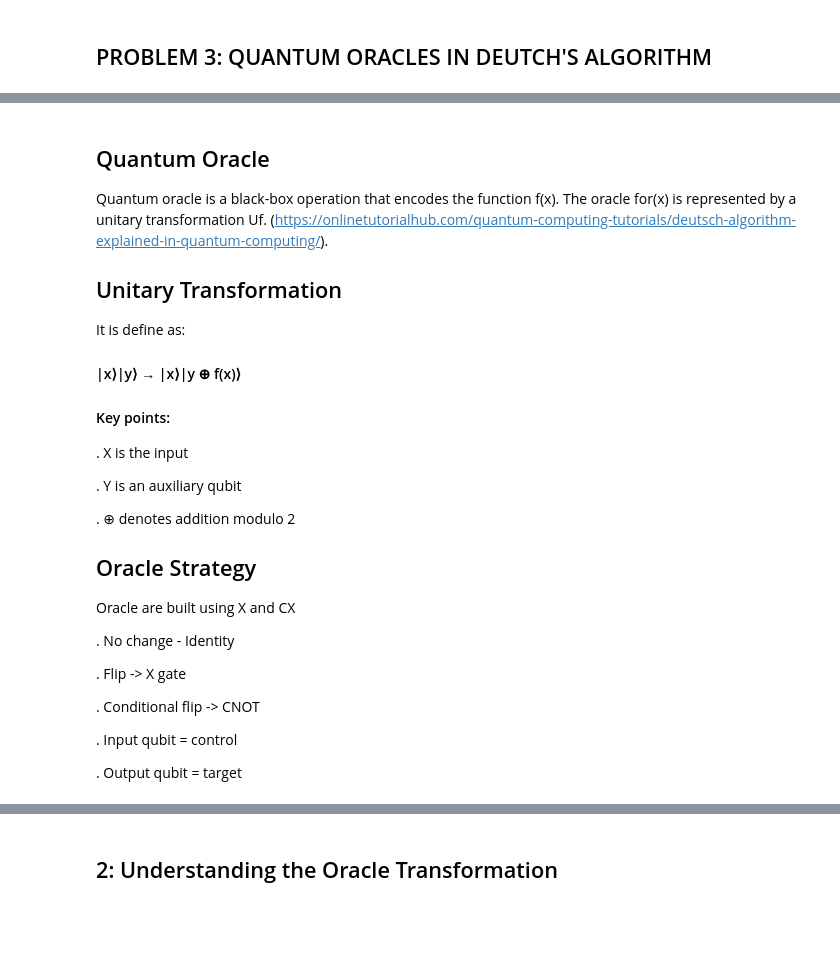
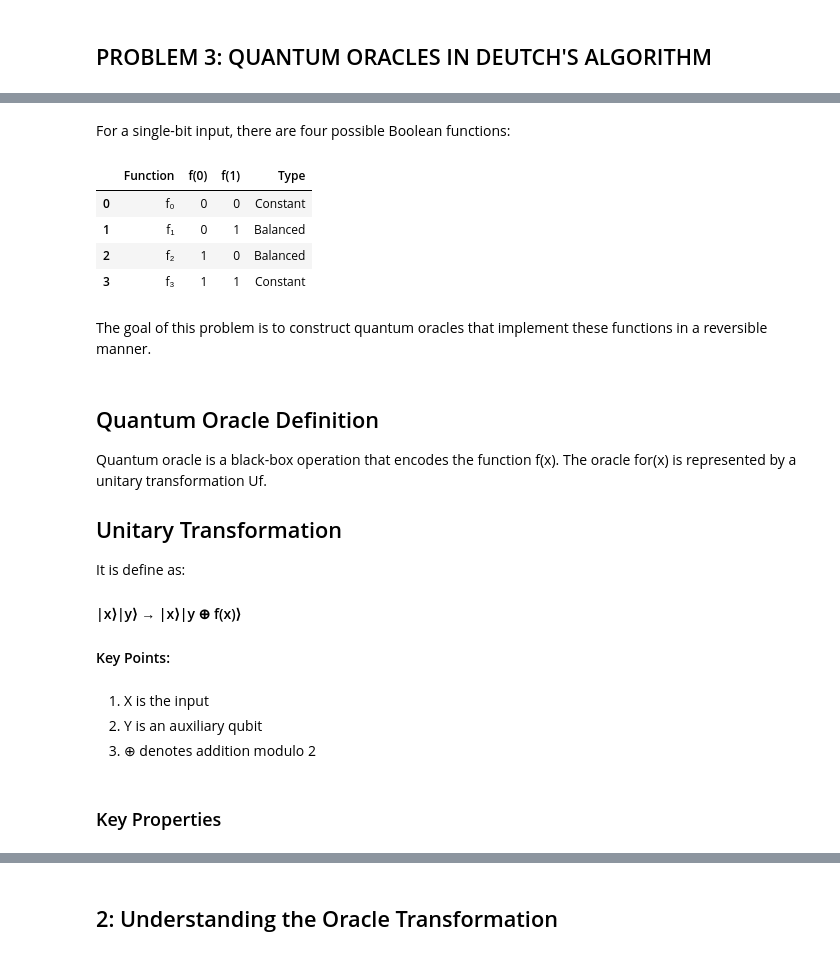
Before and after one commit to danstevemukulupi/emerging_technologies_assessment_2026, a Jupyter notebook: problems.ipynb, the cells around one changed output, grey strips where cells are left out. Saved outputs shown, nothing was run; the diff lists cells and outputs as text; code cells hidden in the pictures; blank space fills up the shorter version.

Commit message:
Problem 3 issue fixed

```diff
--- a/problems.ipynb
+++ b/problems.ipynb
@@ -966,33 +969,40 @@ There are Four Possible Functions
 
   ### 1. Constant -> same outputs for all inputs
   ### 2. Balanced -> outputs differ for inputs
+# %% [markdown]
+For a single-bit input, there are four possible Boolean functions:
+# %%
+import pandas as pd
+
+df = pd.DataFrame({
+    "Function": ["f₀", "f₁", "f₂", "f₃"],
+    "f(0)": [0, 0, 1, 1],
+    "f(1)": [0, 1, 0, 1],
+    "Type": ["Constant", "Balanced", "Balanced", "Constant"]
+})
+
+df
+# %% [output]
+|  | Function | f(0) | f(1) | Type |
+| 0 | f₀ | 0 | 0 | Constant |
+| 1 | f₁ | 0 | 1 | Balanced |
+| 2 | f₂ | 1 | 0 | Balanced |
+| 3 | f₃ | 1 | 1 | Constant |
+# %% [markdown]
+The goal of this problem is to construct quantum oracles that implement these functions in a reversible manner.
 # %% [markdown]
-##  Quantum Oracle
+##  Quantum Oracle Definition
 
-Quantum oracle is a black-box operation that encodes the function f(x). The oracle for(x) is represented by a unitary transformation Uf. (https://onlinetutorialhub.com/quantum-computing-tutorials/deutsch-algorithm-explained-in-quantum-computing/).
-
+Quantum oracle is a black-box operation that encodes the function f(x). The oracle for(x) is represented by a unitary transformation Uf.
 ## Unitary Transformation
 
 It is define as:
 #### |x⟩|y⟩ → |x⟩|y ⊕ f(x)⟩
 
-#### Key points:
-. X  is the input
-
-. Y  is an auxiliary qubit
-
-. ⊕ denotes addition modulo 2
-
-## Oracle Strategy
-
-Oracle are built using X and CX
-
-. No change - Identity
-
-. Flip -> X gate
-
-. Conditional flip -> CNOT
-
-. Input qubit = control
-
-. Output qubit = target
+#### Key Points:
+# %% [markdown]
+  1. X  is the input
+  2. Y  is an auxiliary qubit
+  3. ⊕ denotes addition modulo 2
+# %% [markdown]
+### Key Properties
```
Also changed, not shown: parts of 5 cells of this notebook.
